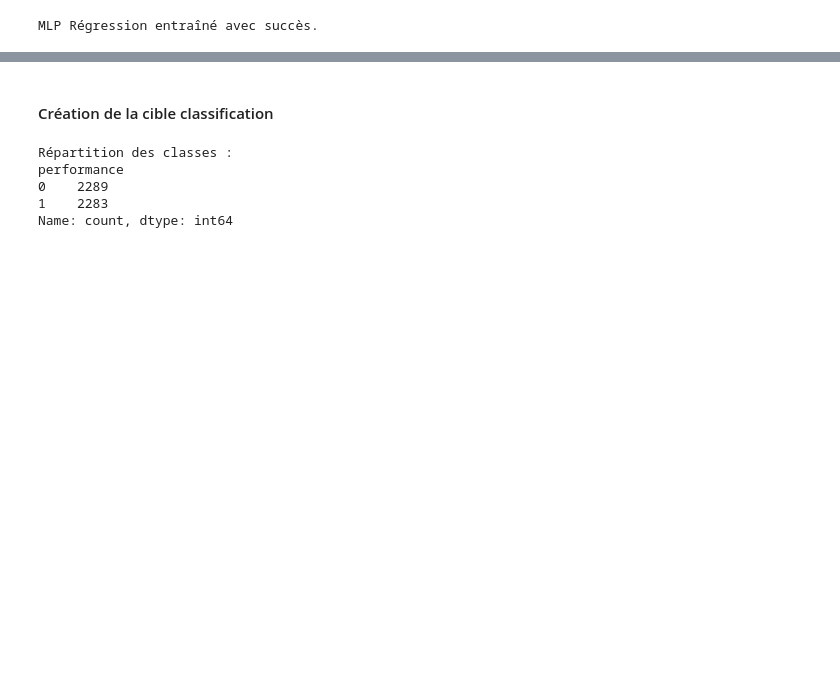
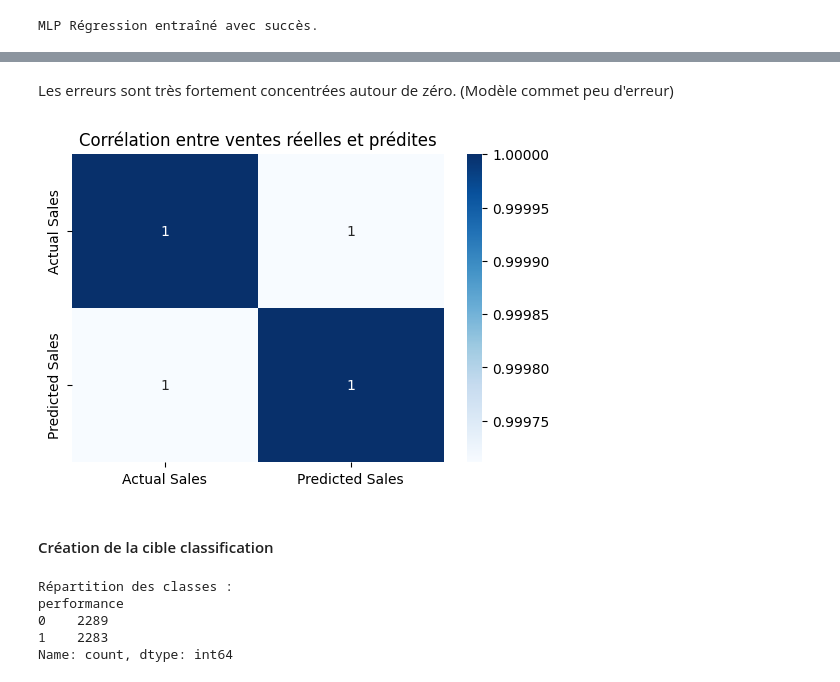
Before and after one commit to thelssa/marketing-roi-ml-project, a Jupyter notebook: notebooks/02_modeling.ipynb, the cells around one changed output, grey strips where cells are left out. Saved outputs shown, nothing was run; the diff lists cells and outputs as text; code cells hidden in the pictures; blank space fills up the shorter version.

```diff
--- a/notebooks/02_modeling.ipynb
+++ b/notebooks/02_modeling.ipynb
@@ -414,3 +553,23 @@ Le niveau d’erreur est très faible et le modèle explique presque totalement
+# %% [markdown]
+Les erreurs sont très fortement concentrées autour de zéro. (Modèle commet peu d'erreur)
+# %%
+import pandas as pd
+import seaborn as sns
+import matplotlib.pyplot as plt
+
+results_df = pd.DataFrame({
+    "Actual Sales": y_test,
+    "Predicted Sales": y_pred_mlp.flatten()
+})
+
+corr_matrix = results_df.corr()
+
+plt.figure(figsize=(6,4))
+sns.heatmap(corr_matrix, annot=True, cmap="Blues")
+plt.title("Corrélation entre ventes réelles et prédites")
+plt.show()
+# %% [output]
+[figure, added]
 # %% [markdown]
 #### Création de la cible classification
 # %%
```
Also changed, not shown: parts of 23 cells of this notebook, 3 other files.
